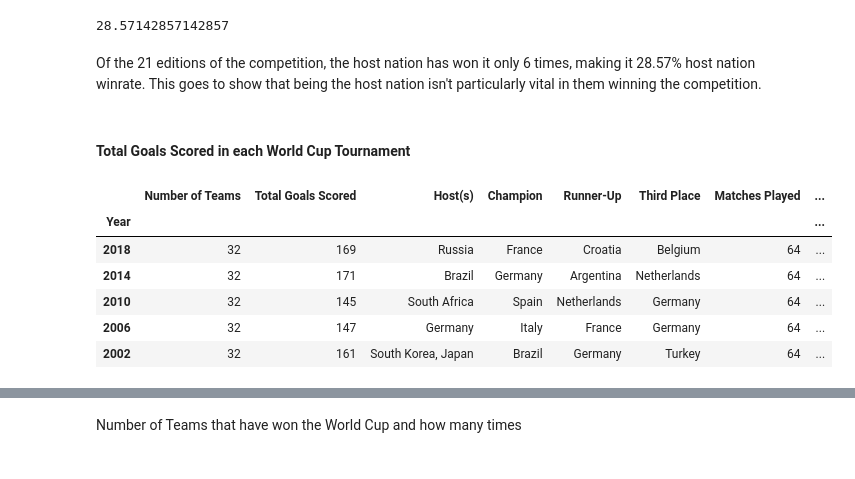
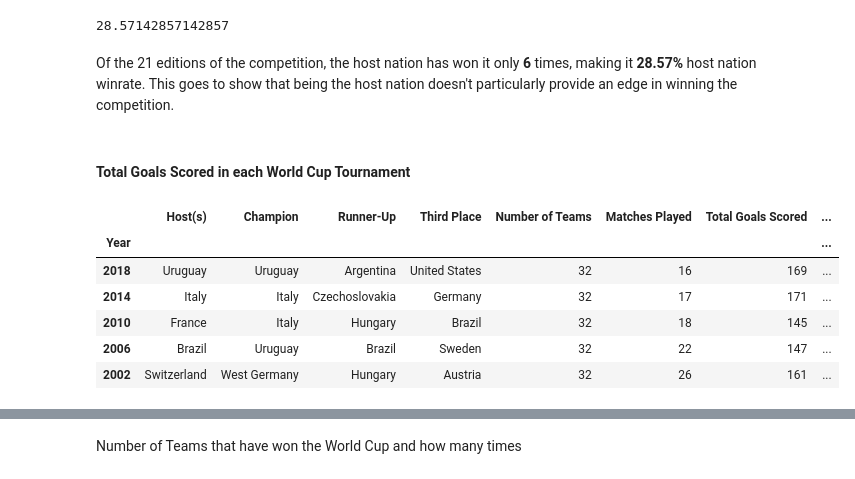
Before and after one commit to Binyoh1/FIFA-World-Cup-DataViz, a Jupyter notebook: notebook.ipynb, the cells around one changed output, grey strips where cells are left out. Cells and saved outputs as stored; diff of their text form; code cells hidden in the pictures.

```diff
--- a/notebook.ipynb
+++ b/notebook.ipynb
@@ -425,6 +304,6 @@ num_winner_is_host/num_wc_editions * 100
 # %% [output]
 28.57142857142857
 # %% [markdown]
-Of the 21 editions of the competition, the host nation has won it only 6 times, making it 28.57% host nation winrate. This goes to show that being the host nation isn't particularly vital in them winning the competition.
+Of the 21 editions of the competition, the host nation has won it only **6** times, making it **28.57%** host nation winrate. This goes to show that being the host nation doesn't particularly provide an edge in winning the competition.
 # %% [markdown]
 #### Total Goals Scored in each World Cup Tournament
@@ -435,23 +310,24 @@ df_teams = pd.DataFrame(list(teams_dict.items()), columns=["Year", "Number of Te
-# %%
-# Creating dataframe for total goals cored in each edition compared to the number of participating teams
-df_teams = pd.DataFrame(list(teams_dict.items()), columns=["Year", "Number of Teams"])
-df_summary = (df_teams.set_index(["Year"]).join(df_goals.set_index(["Year"]))).reset_index()
-df_summary["Host(s)"] = hosts_list
-df_summary["Champion"] = champions_list
-df_summary["Runner-Up"] = runner_ups_list
-df_summary["Third Place"] = third_place_list
-df_summary["Matches Played"] = num_matches_list
-df_summary["Avg Goals per Game"] = round(
-    (df_summary["Total Goals Scored"] / df_summary["Matches Played"]), 2
-)
-df_summary.set_index('Year').head()
-# %% [output]
-|  | Number of Teams | Total Goals Scored | Host(s) | Champion | Runner-Up | Third Place | Matches Played | ... |
-| Year |  |  |  |  |  |  |  | ... |
-| 2018 | 32 | 169 | Russia | France | Croatia | Belgium | 64 | ... |
-| 2014 | 32 | 171 | Brazil | Germany | Argentina | Netherlands | 64 | ... |
-| 2010 | 32 | 145 | South Africa | Spain | Netherlands | Germany | 64 | ... |
-| 2006 | 32 | 147 | Germany | Italy | France | Germany | 64 | ... |
-| 2002 | 32 | 161 | South Korea, Japan | Brazil | Germany | Turkey | 64 | ... |
+# %%
+# Creating new summary dataframe (df_summary)Teams'])
+df_summary = pd.DataFrame(year_list, columns=['Year'])
+df_summary['Host(s)'] = df_ogs['HOST']
+df_summary['Champion'] = df_ogs['CHAMPION']
+df_summary['Runner-Up'] = df_ogs['RUNNER UP']
+df_summary['Third Place'] = df_ogs['THIRD PLACE']
+df_summary['Number of Teams'] = teams_list
+df_summary['Matches Played'] = df_ogs['MATCHES PLAYED']
+df_summary['Total Goals Scored'] = goals_list
+df_summary['Avg Goals per Game'] = round(
+    (df_summary['Total Goals Scored'] / df_summary['Matches Played']), 2
+)
+df_summary.set_index('Year').head()
+# %% [output]
+|  | Host(s) | Champion | Runner-Up | Third Place | Number of Teams | Matches Played | Total Goals Scored | ... |
+| Year |  |  |  |  |  |  |  | ... |
+| 2018 | Uruguay | Uruguay | Argentina | United States | 32 | 16 | 169 | ... |
+| 2014 | Italy | Italy | Czechoslovakia | Germany | 32 | 17 | 171 | ... |
+| 2010 | France | Italy | Hungary | Brazil | 32 | 18 | 145 | ... |
+| 2006 | Brazil | Uruguay | Brazil | Sweden | 32 | 22 | 147 | ... |
+| 2002 | Switzerland | West Germany | Hungary | Austria | 32 | 26 | 161 | ... |
 # %%
 # Sorting by number of goals scored
```
Also changed, not shown: parts of 98 cells of this notebook, 1 other file.
